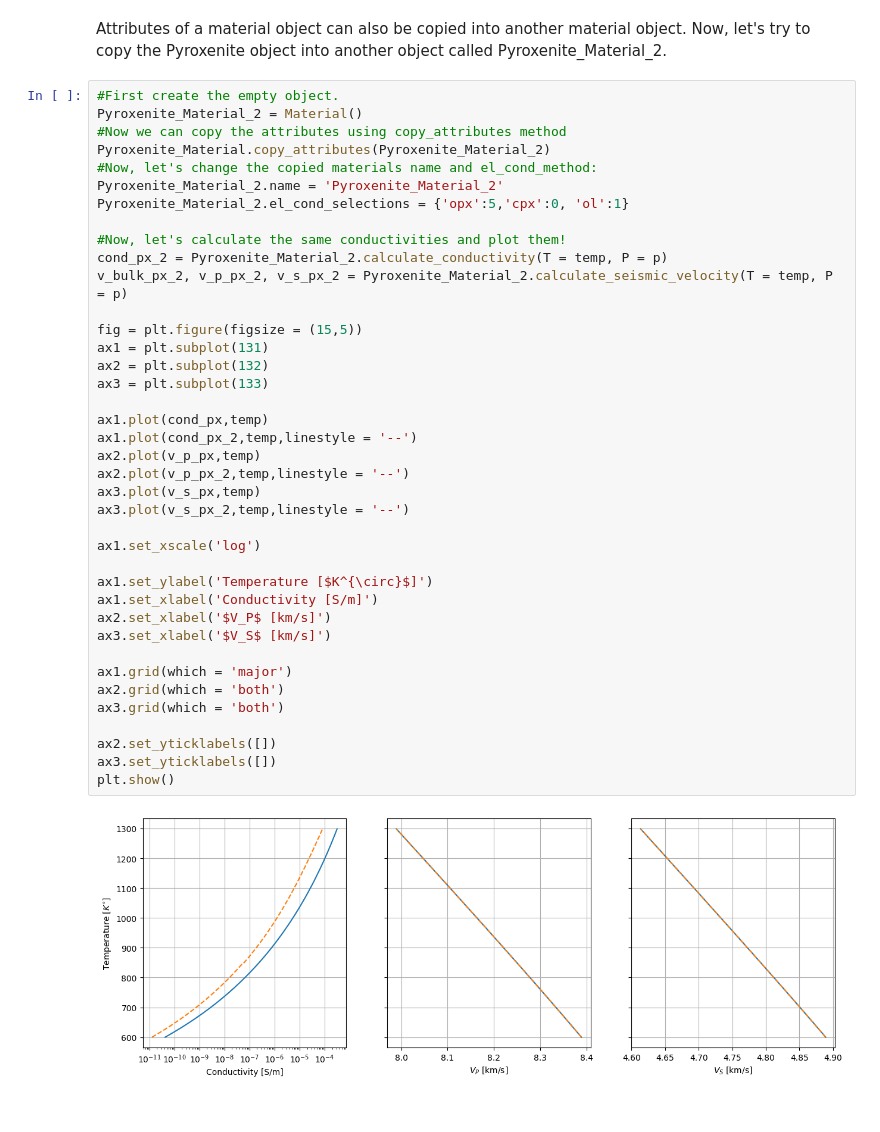
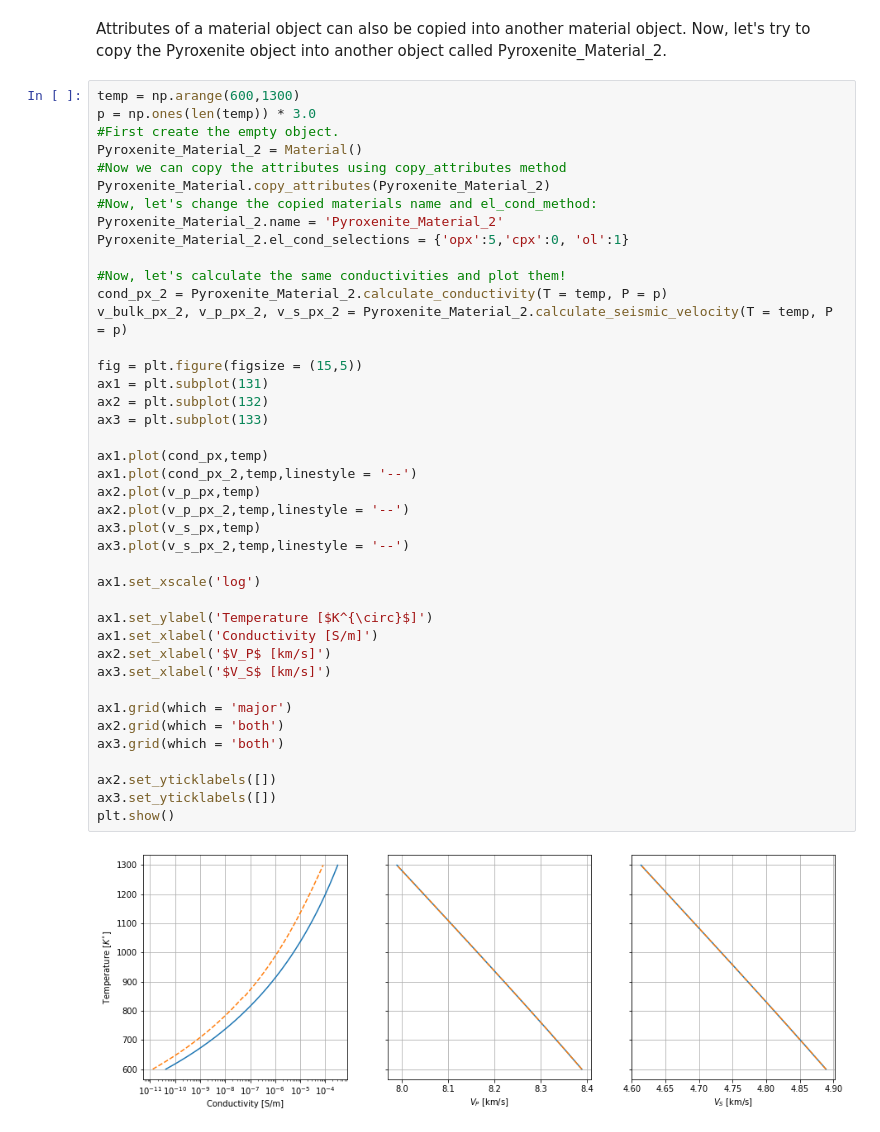
Before and after one commit to sinanozaydin/pide, a Jupyter notebook: examples/notebooks/4_Material.ipynb, the cells around one changed output. Saved outputs shown, nothing was run; the diff lists cells and outputs as text.

```diff
--- a/examples/notebooks/4_Material.ipynb
+++ b/examples/notebooks/4_Material.ipynb
@@ -90,6 +90,8 @@ As One can see an unlikely inverse relationship is there between $V_P$ and tempe
 # %% [markdown]
 Attributes of a material object can also be copied into another material object. Now, let's try to copy the Pyroxenite object into another object called Pyroxenite_Material_2.
 # %%
+temp = np.arange(600,1300)
+p = np.ones(len(temp)) * 3.0
 #First create the empty object.
 Pyroxenite_Material_2 = Material()
 #Now we can copy the attributes using copy_attributes method
@@ -102,31 +104,31 @@ Pyroxenite_Material_2.el_cond_selections = {'opx':5,'cpx':0, 'ol':1}
 cond_px_2 = Pyroxenite_Material_2.calculate_conductivity(T = temp, P = p)
 v_bulk_px_2, v_p_px_2, v_s_px_2 = Pyroxenite_Material_2.calculate_seismic_velocity(T = temp, P = p)
 
 fig = plt.figure(figsize = (15,5))
 ax1 = plt.subplot(131)
 ax2 = plt.subplot(132)
 ax3 = plt.subplot(133)
 
 ax1.plot(cond_px,temp)
 ax1.plot(cond_px_2,temp,linestyle = '--')
 ax2.plot(v_p_px,temp)
 ax2.plot(v_p_px_2,temp,linestyle = '--')
 ax3.plot(v_s_px,temp)
 ax3.plot(v_s_px_2,temp,linestyle = '--')
 
 ax1.set_xscale('log')
 
 ax1.set_ylabel('Temperature [$K^{\circ}$]')
 ax1.set_xlabel('Conductivity [S/m]')
 ax2.set_xlabel('$V_P$ [km/s]')
 ax3.set_xlabel('$V_S$ [km/s]')
 
 ax1.grid(which = 'major')
 ax2.grid(which = 'both')
 ax3.grid(which = 'both')
 
 ax2.set_yticklabels([])
 ax3.set_yticklabels([])
 plt.show()
 # %% [output]
-[figure, old version]
+[figure, new version]
```
Also changed, not shown: parts of 2 cells of this notebook, 2 other files.
